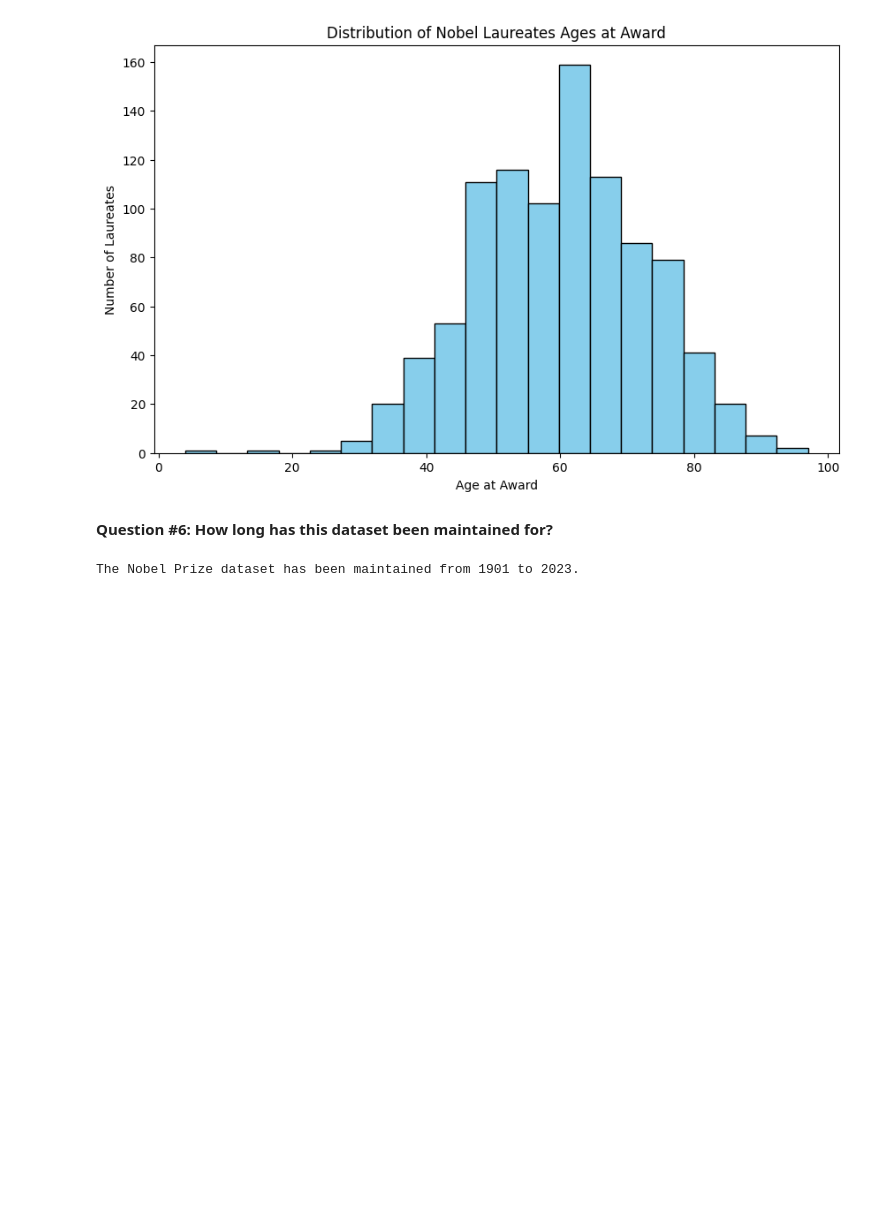
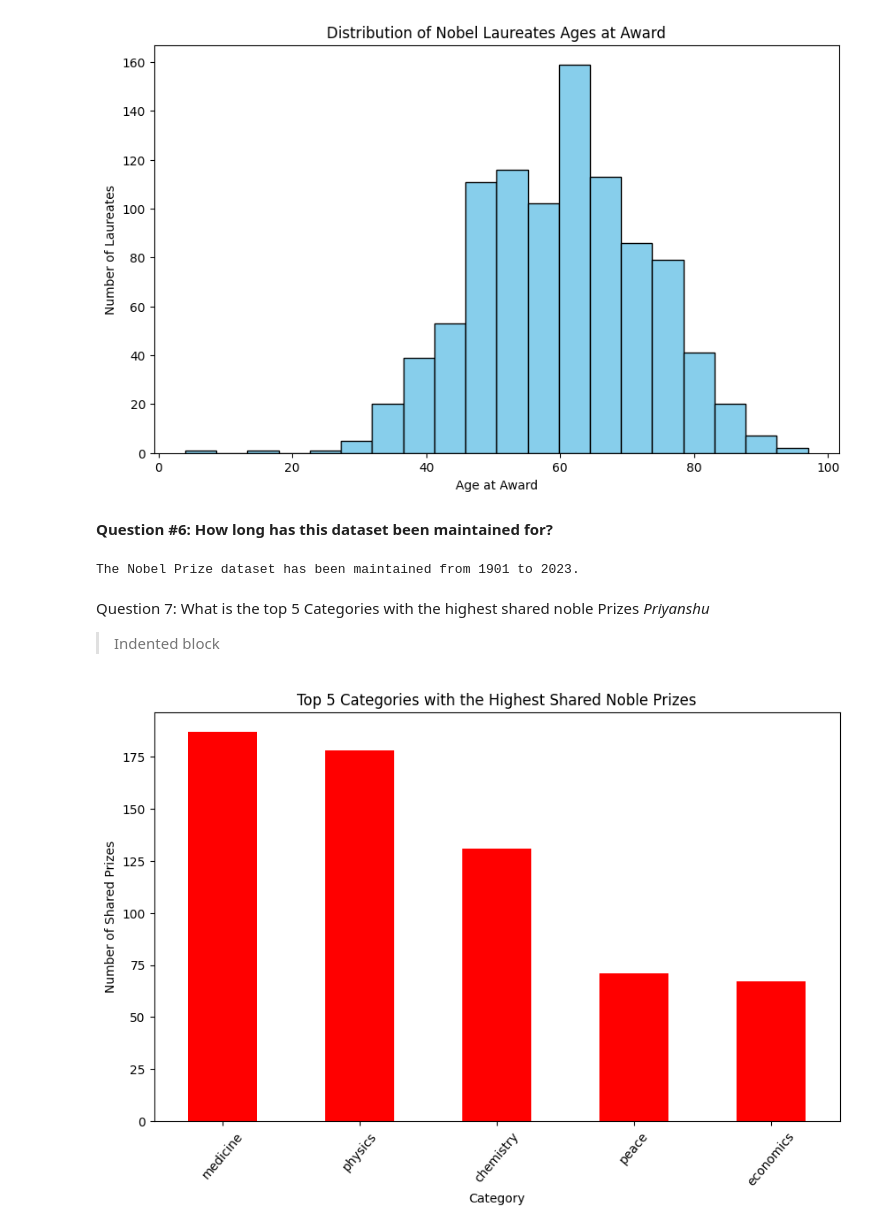
Before and after one commit to ivanhuang0422/DS220_Project2, a Jupyter notebook: DS220_Project2.ipynb, the cells around one changed output. Drawn from its saved outputs; the diff is of its cells as text; code cells hidden in the pictures; blank space fills up the shorter version.

```diff
--- a/DS220_Project2.ipynb
+++ b/DS220_Project2.ipynb
@@ -154,3 +153,29 @@ end_year = prize_years.max()
 print(f"The Nobel Prize dataset has been maintained from {start_year} to {end_year}.")
 # %% [output]
 The Nobel Prize dataset has been maintained from 1901 to 2023.
+# %% [markdown]
+Question 7: What is the top 5 Categories with the highest shared noble Prizes
+*Priyanshu*
+
+
+> Indented block
+# %%
+#Filter for shared prizes
+shared_prizes= nobel[nobel['share']>1]
+#Group by catergory and count the shared prizes
+shared_prizes_count= shared_prizes.groupby('category').size()
+#Get top 5 categories with the most shared prizes
+top_shared_prizes_categories= shared_prizes_count.nlargest(5)
+#Print the top 5 as a graph
+plt.figure(figsize=(10,6))
+#choosing the color of the bars
+top_shared_prizes_categories.plot(kind='bar', color='red')
+#Labels for the graph
+plt.title('Top 5 Categories with the Highest Shared Noble Prizes')
+plt.xlabel('Category')
+plt.ylabel('Number of Shared Prizes')
+#adjusting the layout and setting the axis lables to 50 degres s for better viewing
+plt.xticks(rotation=50)
+plt.show()
+# %% [output]
+[figure, added]
```
Also changed, not shown: parts of 5 cells of this notebook.
